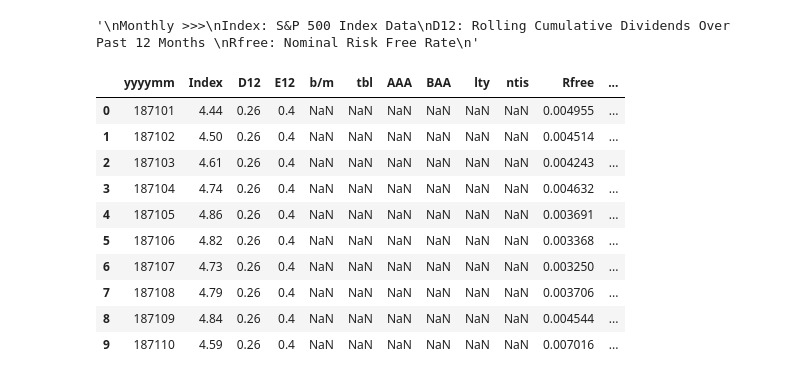
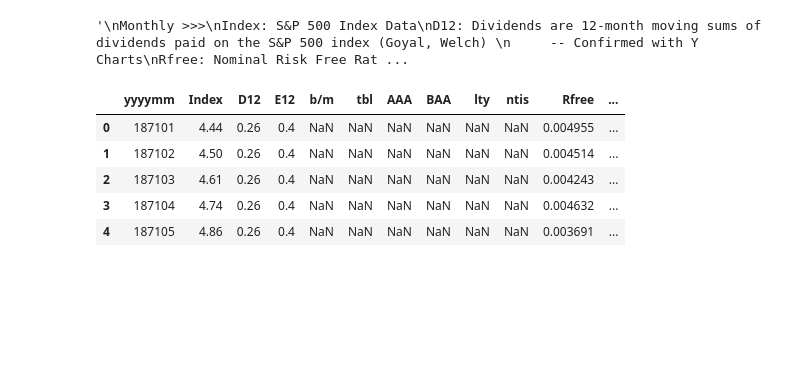
Before and after one commit to maks-p/Momentum_X_Sentiment, a Jupyter notebook: Momentum_x_Sentiment.ipynb, the cells around one changed output. Saved outputs shown, nothing was run; the diff lists cells and outputs as text; code cells hidden in the pictures; blank space fills up the shorter version.

```diff
--- a/Momentum_x_Sentiment.ipynb
+++ b/Momentum_x_Sentiment.ipynb
@@ -67,24 +37,20 @@ risk_free_rate.tail(10)
 # %%
 """
 Monthly >>>
 Index: S&P 500 Index Data
-D12: Rolling Cumulative Dividends Over Past 12 Months
+D12: Dividends are 12-month moving sums of dividends paid on the S&P 500 index (Goyal, Welch)
+     -- Confirmed with Y Charts
 Rfree: Nominal Risk Free Rate
 """
 goyal = pd.read_excel('PredictorData2017.xlsx')
-df_goyal = pd.DataFrame(goyal)
-df_goyal.head(10)
+df = pd.DataFrame(goyal)
+df.head()
 # %% [output]
-'\nMonthly >>>\nIndex: S&P 500 Index Data\nD12: Rolling Cumulative Dividends Over Past 12 Months \nRfree: Nominal Risk Free Rate\n'
+'\nMonthly >>>\nIndex: S&P 500 Index Data\nD12: Dividends are 12-month moving sums of dividends paid on the S&P 500 index (Goyal, Welch) \n     -- Confirmed with Y Charts\nRfree: Nominal Risk Free Rat ...
 |  | yyyymm | Index | D12 | E12 | b/m | tbl | AAA | BAA | lty | ntis | Rfree | ... |
 | 0 | 187101 | 4.44 | 0.26 | 0.4 | NaN | NaN | NaN | NaN | NaN | NaN | 0.004955 | ... |
 | 1 | 187102 | 4.50 | 0.26 | 0.4 | NaN | NaN | NaN | NaN | NaN | NaN | 0.004514 | ... |
 | 2 | 187103 | 4.61 | 0.26 | 0.4 | NaN | NaN | NaN | NaN | NaN | NaN | 0.004243 | ... |
 | 3 | 187104 | 4.74 | 0.26 | 0.4 | NaN | NaN | NaN | NaN | NaN | NaN | 0.004632 | ... |
 | 4 | 187105 | 4.86 | 0.26 | 0.4 | NaN | NaN | NaN | NaN | NaN | NaN | 0.003691 | ... |
-| 5 | 187106 | 4.82 | 0.26 | 0.4 | NaN | NaN | NaN | NaN | NaN | NaN | 0.003368 | ... |
-| 6 | 187107 | 4.73 | 0.26 | 0.4 | NaN | NaN | NaN | NaN | NaN | NaN | 0.003250 | ... |
-| 7 | 187108 | 4.79 | 0.26 | 0.4 | NaN | NaN | NaN | NaN | NaN | NaN | 0.003706 | ... |
-| 8 | 187109 | 4.84 | 0.26 | 0.4 | NaN | NaN | NaN | NaN | NaN | NaN | 0.004544 | ... |
-| 9 | 187110 | 4.59 | 0.26 | 0.4 | NaN | NaN | NaN | NaN | NaN | NaN | 0.007016 | ... |
 # %%
```
Also changed, not shown: parts of 36 cells of this notebook, 2 other files.
